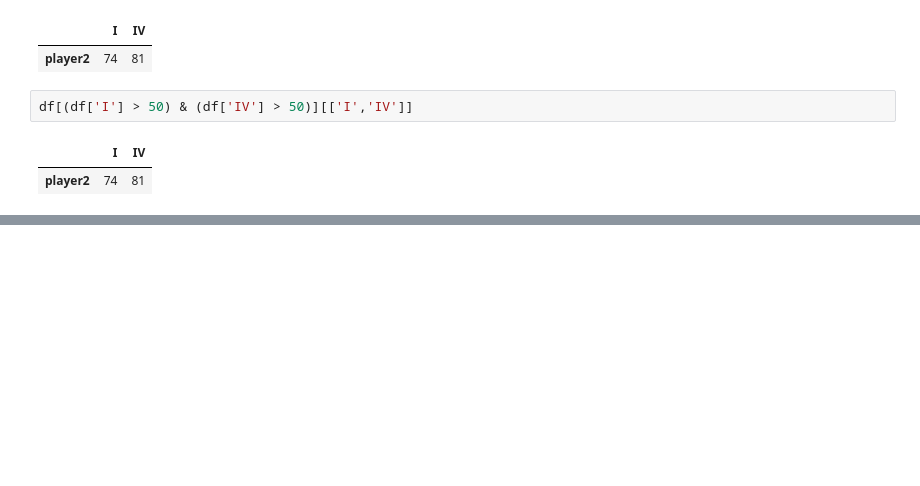
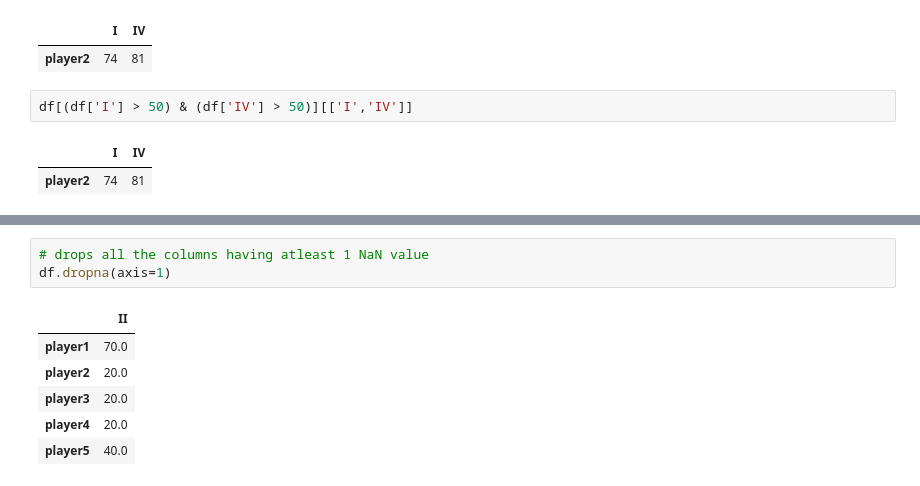
Before and after one commit to yusufshakeel/python-bootcamp, a Jupyter notebook: pandas/pandas-intro.ipynb, the cells around one changed output, grey strips where cells are left out. Saved outputs shown, nothing was run; the diff lists cells and outputs as text; blank space fills up the shorter version.

```diff
--- a/pandas/pandas-intro.ipynb
+++ b/pandas/pandas-intro.ipynb
@@ -334,0 +365,10 @@ df[(df['I'] > 50) & (df['IV'] > 50)][['I','IV']]
+# %%
+# drops all the columns having atleast 1 NaN value
+df.dropna(axis=1)
+# %% [output]
+|  | II |
+| player1 | 70.0 |
+| player2 | 20.0 |
+| player3 | 20.0 |
+| player4 | 20.0 |
+| player5 | 40.0 |
```
Also changed, not shown: parts of 4 cells of this notebook.
